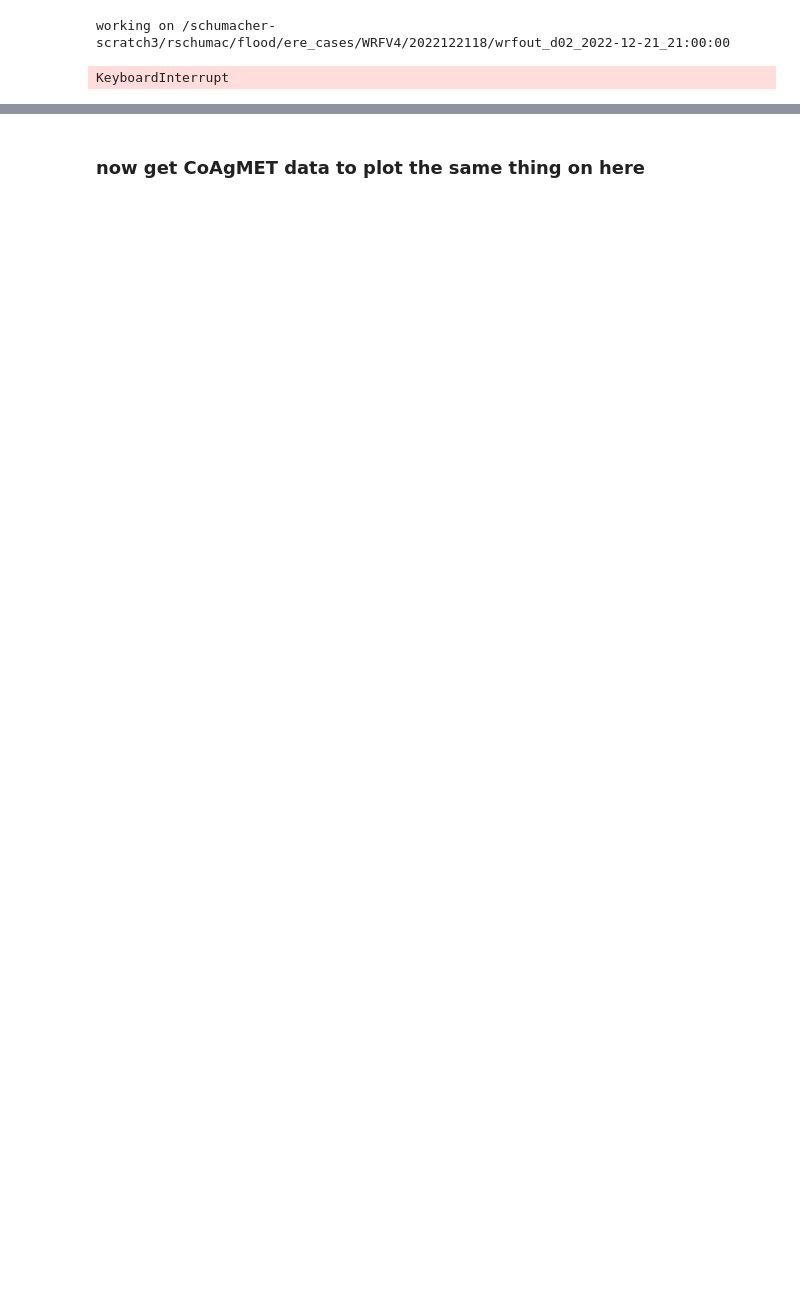
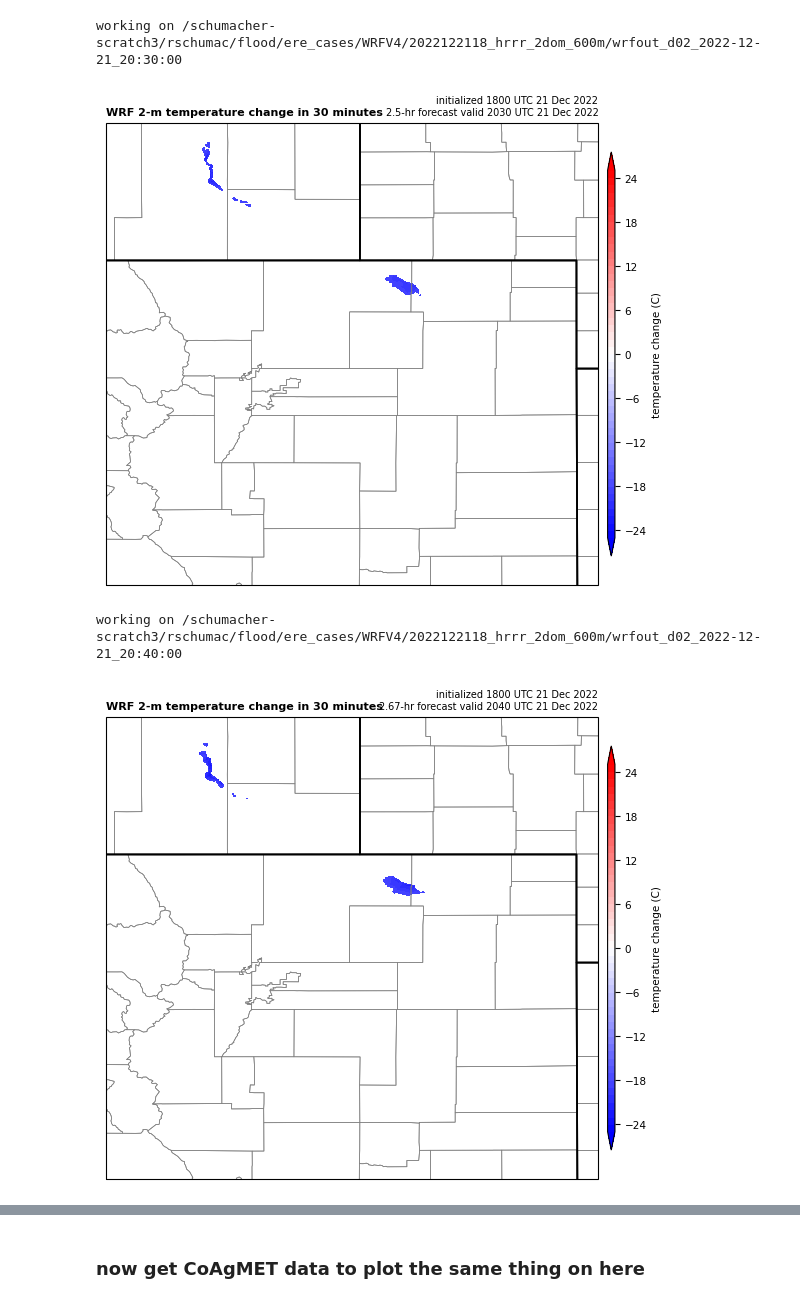
Before and after one commit to russ-schumacher/dec2022_coldfront, a Jupyter notebook: wrf_tempchange_dec2022.ipynb, the cells around one changed output, grey strips where cells are left out. Saved outputs shown, nothing was run; the diff lists cells and outputs as text; code cells hidden in the pictures; blank space fills up the shorter version.

```diff
--- a/wrf_tempchange_dec2022.ipynb
+++ b/wrf_tempchange_dec2022.ipynb
@@ -85,8 +88,8 @@ def scale_bar(ax, proj, length, location=(0.5, 0.05), linewidth=3,
 
 init = pd.Timestamp(2022,12,21,18)
 
-#endhrs=['00:00']
-endhrs=['21:00','21:10','21:20','21:30','21:40','21:50','22:00',
+#endhrs=['23:50']
+endhrs=['20:30','20:40','20:50','21:00','21:10','21:20','21:30','21:40','21:50','22:00',
     '22:10','22:20','22:30','22:40','22:50','23:00',
       '23:10','23:20','23:30','23:40','23:50']
 
@@ -100,7 +103,7 @@ for endhr in endhrs:
 
 
     # wrf filenames matching these times
-    wrf_filenames = "/schumacher-scratch3/rschumac/flood/ere_cases/WRFV4/2022122118/wrfout_d02_"+times.strftime("%Y-%m-%d_%H:%M:%S")
+    wrf_filenames = "/schumacher-scratch3/rschumac/flood/ere_cases/WRFV4/2022122118_hrrr_2dom_600m/wrfout_d02_"+times.strftime("%Y-%m-%d_%H:%M:%S")
 
     ## identify the two files here
     wrf_filename_last = wrf_filenames[-1]
@@ -138,40 +141,42 @@ for endhr in endhrs:
     ax = plt.axes(projection=cart_proj)
 
     # Add some various map elements to the plot to make it recognizable.
-    ax.add_feature(cfeature.LAND.with_scale('10m'))
+   # ax.add_feature(cfeature.LAND.with_scale('10m'))
     ax.add_feature(USCOUNTIES.with_scale('5m'), edgecolor="gray", linewidth=0.5)
     ax.add_feature(cfeature.STATES.with_scale('10m'),linewidth=1.25)
     ax.add_feature(cfeature.BORDERS.with_scale('10m'))
 
     #ax.set_extent([-106.49114990234375,-101.61444091796875,37.97676467895508,42.27891540527344])
     ax.set_extent([-106.4,-101.85,38.0,42.27])
 
-    cf = ax.contourf(to_np(lons), to_np(lats), to_np(t2m_end - t2m_start),
-                    np.arange(-18,19,1),
+    cf = ax.contourf(to_np(lons), to_np(lats), to_np((t2m_end - t2m_start).where((t2m_end-t2m_start) < -18)),
+                    np.arange(-25,26,1),
                        cmap='bwr',
                      extend='both',
                       transform_first=True,
                  transform=ccrs.PlateCarree())
 
     cb = plt.colorbar(cf, orientation='vertical', pad=0.01,
                       shrink=0.875, aspect=50)
     cb.ax.tick_params(labelsize=7.5)
     cb.set_label('temperature change (C)', fontsize=7.5)
     #cb.locator = ticker.MaxNLocator(nbins=14)
     #cb.update_ticks()
 
     # add titles
     plt.title("WRF 2-m temperature change in "+str(diff_minutes)+" minutes",
               loc='left', weight='bold', fontsize=8)
     plt.title("initialized "+init.strftime("%H%M UTC %d %b %Y")+"\n"+str(fcst_lead_nice)+"-hr forecast valid "+vtime.strftime("%H%M UTC %d %b %Y"),
           loc='right', fontsize=7)
 
     plt.show()
 
     fig.savefig("t2m_change_"+str(diff_minutes)+"_"+init.strftime("%Y%m%d%H")+"_"+vtime.strftime("%H%M")+".png",
                bbox_inches='tight',dpi=255,transparent=False,facecolor='white')
 
     plt.close('all')
 # %% [output]
-working on /schumacher-scratch3/rschumac/flood/ere_cases/WRFV4/2022122118/wrfout_d02_2022-12-21_21:00:00
+working on /schumacher-scratch3/rschumac/flood/ere_cases/WRFV4/2022122118_hrrr_2dom_600m/wrfout_d02_2022-12-21_20:30:00
+[figure, added]
-KeyboardInterrupt
+working on /schumacher-scratch3/rschumac/flood/ere_cases/WRFV4/2022122118_hrrr_2dom_600m/wrfout_d02_2022-12-21_20:40:00
+[figure, added]
```
Also changed, not shown: parts of 12 cells of this notebook, 2 other files.
